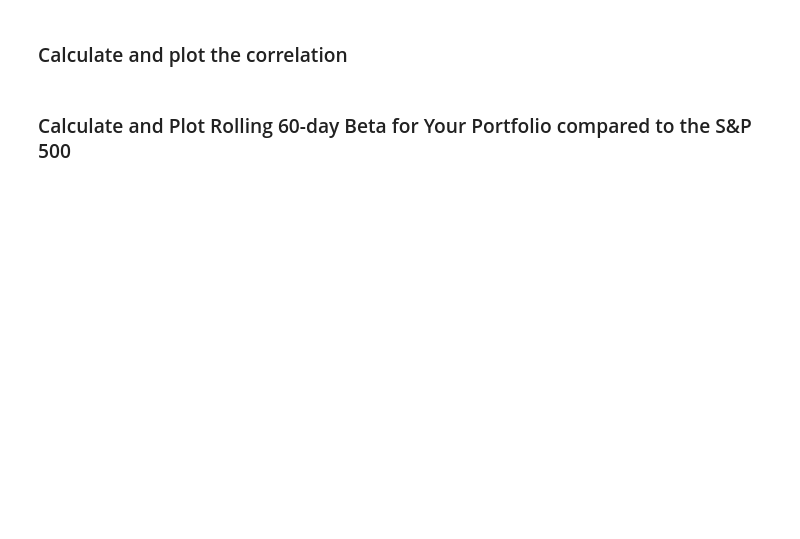
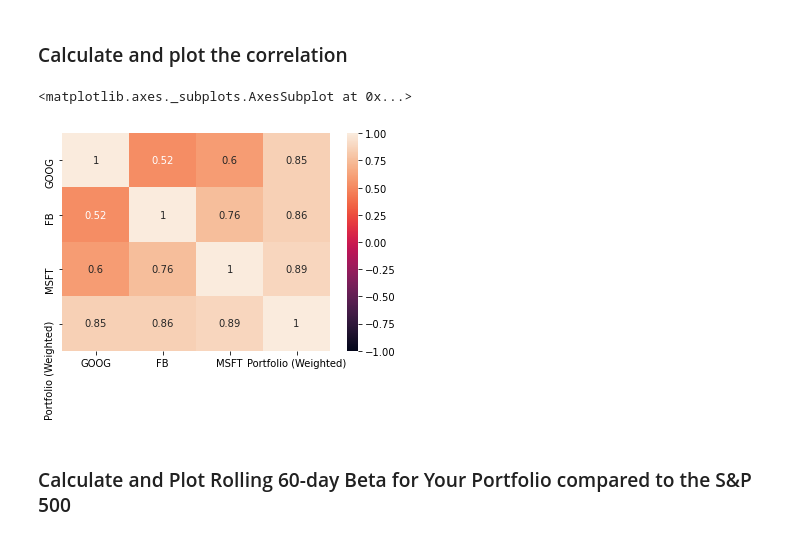
Before and after one commit to meowyen/hw4-whale-analysis, a Jupyter notebook: whale_analysis.ipynb, the cells around one changed output. Cells and saved outputs as stored; diff of their text form; code cells hidden in the pictures; blank space fills up the shorter version.

```diff
--- a/whale_analysis.ipynb
+++ b/whale_analysis.ipynb
@@ -312,2 +511,10 @@ weighted_returns.sample(10)
+# %%
+# Calculate and plot the correlation
+combined_returns_correlation = combined_returns.corr(method="pearson")
+
+sns.heatmap(combined_returns_correlation, vmin=-1, vmax=1, annot=True)# Calculate covariance of a single portfolio
+# %% [output]
+<matplotlib.axes._subplots.AxesSubplot at 0x...>
+[figure, added]
 # %% [markdown]
 ### Calculate and Plot Rolling 60-day Beta for Your Portfolio compared to the S&P 500
```
Also changed, not shown: parts of 38 cells of this notebook, 1 other file.
